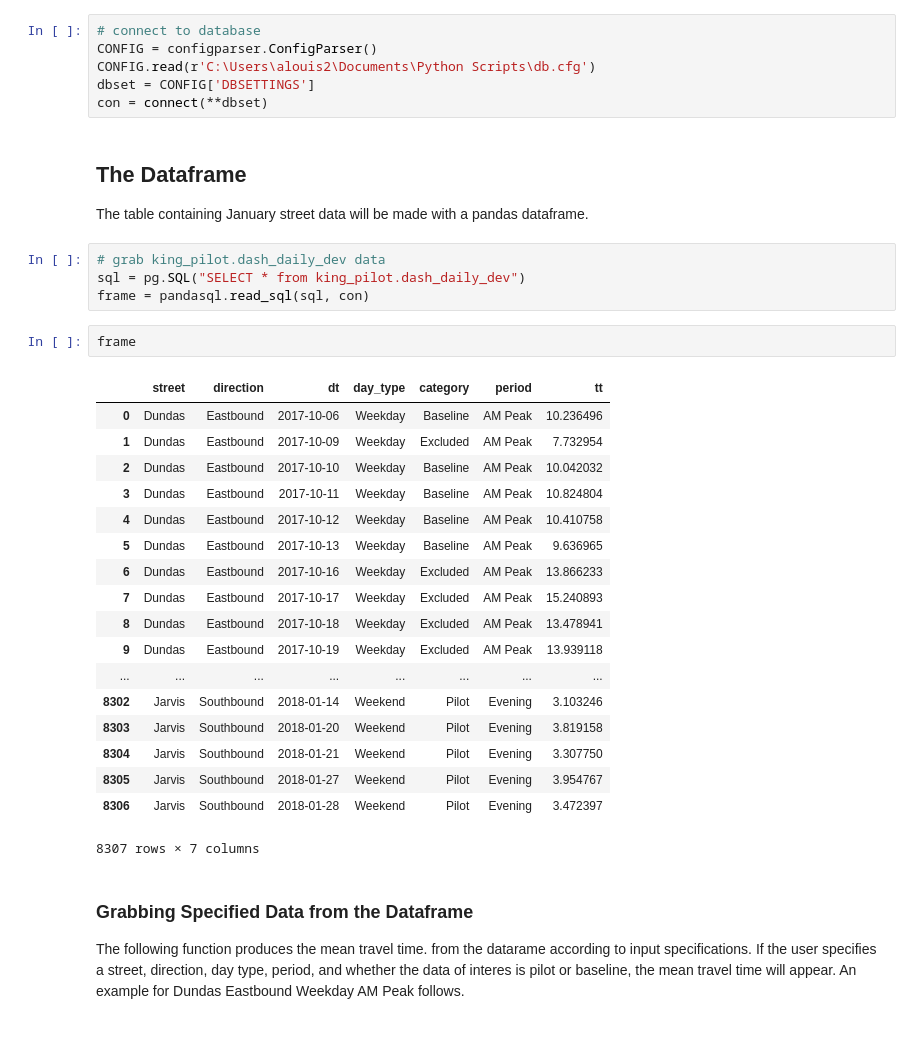
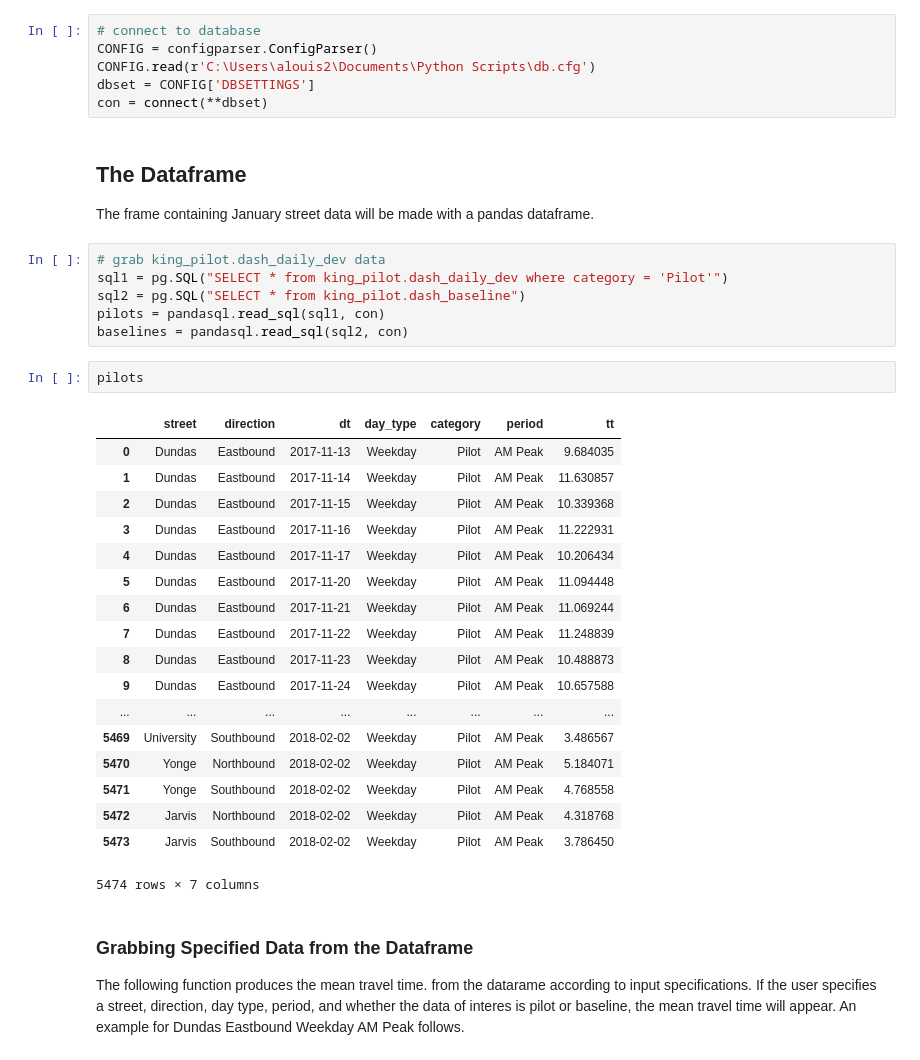
Before and after one commit to CityofToronto/bdit_king_pilot_dashboard, a Jupyter notebook: bluetooth/januarysummary.ipynb, the cells around one changed output. Saved outputs shown, nothing was run; the diff lists cells and outputs as text.

Commit message:
fixed baseline issue
baseline was being overestimated. adjusted by grabbing baseline data
from dash_baseline view

```diff
--- a/bluetooth/januarysummary.ipynb
+++ b/bluetooth/januarysummary.ipynb
@@ -33,32 +27,34 @@ con = connect(**dbset)
 # %% [markdown]
 ## The Dataframe
 
-The table containing January street data will be made with a pandas dataframe.
+The frame containing January street data will be made with a pandas dataframe.
 # %%
 # grab king_pilot.dash_daily_dev data
-sql = pg.SQL("SELECT * from king_pilot.dash_daily_dev")
-frame = pandasql.read_sql(sql, con)
+sql1 = pg.SQL("SELECT * from king_pilot.dash_daily_dev where category = 'Pilot'")
+sql2 = pg.SQL("SELECT * from king_pilot.dash_baseline")
+pilots = pandasql.read_sql(sql1, con)
+baselines = pandasql.read_sql(sql2, con)
-# %%
-frame
-# %% [output]
-|  | street | direction | dt | day_type | category | period | tt |
-| 0 | Dundas | Eastbound | 2017-10-06 | Weekday | Baseline | AM Peak | 10.236496 |
-| 1 | Dundas | Eastbound | 2017-10-09 | Weekday | Excluded | AM Peak | 7.732954 |
-| 2 | Dundas | Eastbound | 2017-10-10 | Weekday | Baseline | AM Peak | 10.042032 |
-| 3 | Dundas | Eastbound | 2017-10-11 | Weekday | Baseline | AM Peak | 10.824804 |
-| 4 | Dundas | Eastbound | 2017-10-12 | Weekday | Baseline | AM Peak | 10.410758 |
-| 5 | Dundas | Eastbound | 2017-10-13 | Weekday | Baseline | AM Peak | 9.636965 |
-| 6 | Dundas | Eastbound | 2017-10-16 | Weekday | Excluded | AM Peak | 13.866233 |
-| 7 | Dundas | Eastbound | 2017-10-17 | Weekday | Excluded | AM Peak | 15.240893 |
-| 8 | Dundas | Eastbound | 2017-10-18 | Weekday | Excluded | AM Peak | 13.478941 |
-| 9 | Dundas | Eastbound | 2017-10-19 | Weekday | Excluded | AM Peak | 13.939118 |
-| ... | ... | ... | ... | ... | ... | ... | ... |
-| 8302 | Jarvis | Southbound | 2018-01-14 | Weekend | Pilot | Evening | 3.103246 |
-| 8303 | Jarvis | Southbound | 2018-01-20 | Weekend | Pilot | Evening | 3.819158 |
-| 8304 | Jarvis | Southbound | 2018-01-21 | Weekend | Pilot | Evening | 3.307750 |
-| 8305 | Jarvis | Southbound | 2018-01-27 | Weekend | Pilot | Evening | 3.954767 |
-| 8306 | Jarvis | Southbound | 2018-01-28 | Weekend | Pilot | Evening | 3.472397 |
-8307 rows × 7 columns
+# %%
+pilots
+# %% [output]
+|  | street | direction | dt | day_type | category | period | tt |
+| 0 | Dundas | Eastbound | 2017-11-13 | Weekday | Pilot | AM Peak | 9.684035 |
+| 1 | Dundas | Eastbound | 2017-11-14 | Weekday | Pilot | AM Peak | 11.630857 |
+| 2 | Dundas | Eastbound | 2017-11-15 | Weekday | Pilot | AM Peak | 10.339368 |
+| 3 | Dundas | Eastbound | 2017-11-16 | Weekday | Pilot | AM Peak | 11.222931 |
+| 4 | Dundas | Eastbound | 2017-11-17 | Weekday | Pilot | AM Peak | 10.206434 |
+| 5 | Dundas | Eastbound | 2017-11-20 | Weekday | Pilot | AM Peak | 11.094448 |
+| 6 | Dundas | Eastbound | 2017-11-21 | Weekday | Pilot | AM Peak | 11.069244 |
+| 7 | Dundas | Eastbound | 2017-11-22 | Weekday | Pilot | AM Peak | 11.248839 |
+| 8 | Dundas | Eastbound | 2017-11-23 | Weekday | Pilot | AM Peak | 10.488873 |
+| 9 | Dundas | Eastbound | 2017-11-24 | Weekday | Pilot | AM Peak | 10.657588 |
+| ... | ... | ... | ... | ... | ... | ... | ... |
+| 5469 | University | Southbound | 2018-02-02 | Weekday | Pilot | AM Peak | 3.486567 |
+| 5470 | Yonge | Northbound | 2018-02-02 | Weekday | Pilot | AM Peak | 5.184071 |
+| 5471 | Yonge | Southbound | 2018-02-02 | Weekday | Pilot | AM Peak | 4.768558 |
+| 5472 | Jarvis | Northbound | 2018-02-02 | Weekday | Pilot | AM Peak | 4.318768 |
+| 5473 | Jarvis | Southbound | 2018-02-02 | Weekday | Pilot | AM Peak | 3.786450 |
+5474 rows × 7 columns
 # %% [markdown]
 ### Grabbing Specified Data from the Dataframe
 The following function produces the mean travel time. from the datarame according to input specifications. If the user specifies a street, direction, day type, period, and whether the data of interes is pilot or baseline, the mean travel time will appear. An example for Dundas Eastbound Weekday AM Peak follows.
```
Also changed, not shown: parts of 2 cells of this notebook.
